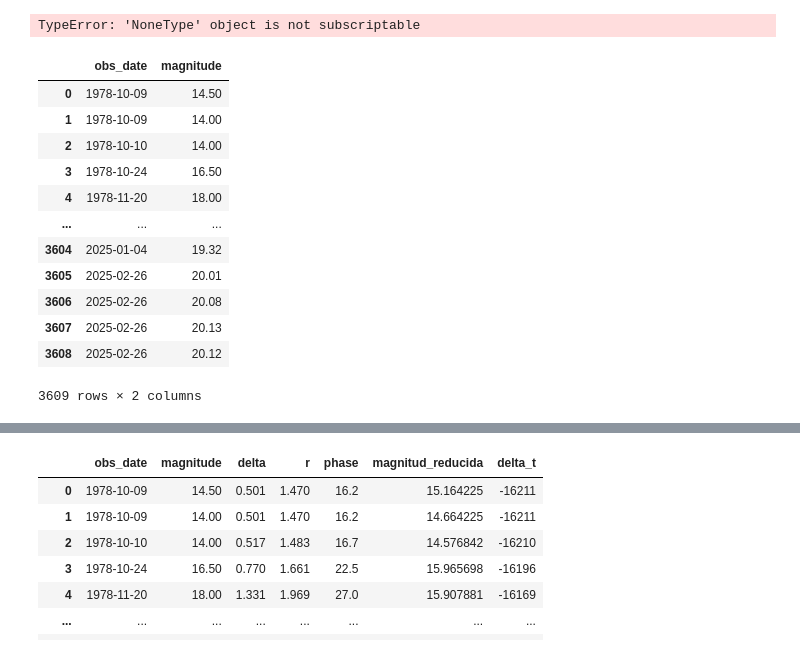
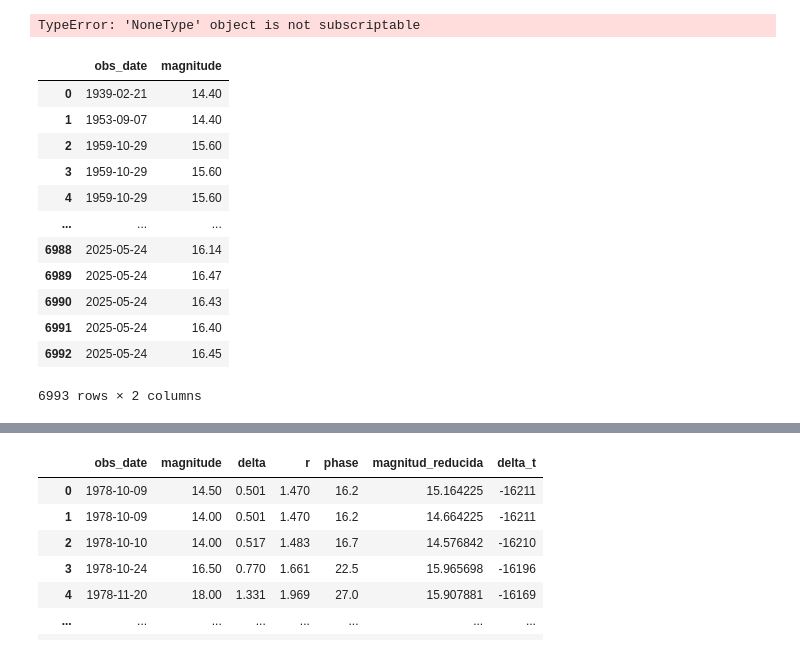
Before and after one commit to sperezp23/Analizador_de_cometas_COLAB, a Jupyter notebook: Analizador_de_cometas.ipynb, the cells around one changed output, grey strips where cells are left out. Saved outputs shown, nothing was run; the diff lists cells and outputs as text; code cells hidden in the pictures.

```diff
--- a/Analizador_de_cometas.ipynb
+++ b/Analizador_de_cometas.ipynb
@@ -36,19 +36,19 @@ generar_grafica(tipo_de_grafica, nombre_del_cometa, bases_de_datos_cobs)
 TypeError: 'NoneType' object is not subscriptable
 # %%
 # Cargar archivo con los datos del MPC
-datos_mpc_df = pd.read_parquet('Archivos/2212_MPC.parquet')
+datos_mpc_df = pd.read_parquet('Archivos/2525_OStein_MPC.parquet')
 datos_mpc_df
 # %% [output]
 |  | obs_date | magnitude |
-| 0 | 1978-10-09 | 14.50 |
-| 1 | 1978-10-09 | 14.00 |
-| 2 | 1978-10-10 | 14.00 |
-| 3 | 1978-10-24 | 16.50 |
-| 4 | 1978-11-20 | 18.00 |
+| 0 | 1939-02-21 | 14.40 |
+| 1 | 1953-09-07 | 14.40 |
+| 2 | 1959-10-29 | 15.60 |
+| 3 | 1959-10-29 | 15.60 |
+| 4 | 1959-10-29 | 15.60 |
 | ... | ... | ... |
-| 3604 | 2025-01-04 | 19.32 |
-| 3605 | 2025-02-26 | 20.01 |
-| 3606 | 2025-02-26 | 20.08 |
-| 3607 | 2025-02-26 | 20.13 |
-| 3608 | 2025-02-26 | 20.12 |
+| 6988 | 2025-05-24 | 16.14 |
+| 6989 | 2025-05-24 | 16.47 |
+| 6990 | 2025-05-24 | 16.43 |
+| 6991 | 2025-05-24 | 16.40 |
+| 6992 | 2025-05-24 | 16.45 |
-3609 rows × 2 columns
+6993 rows × 2 columns
```
Also changed, not shown: parts of 2 cells of this notebook, 2 other files.
